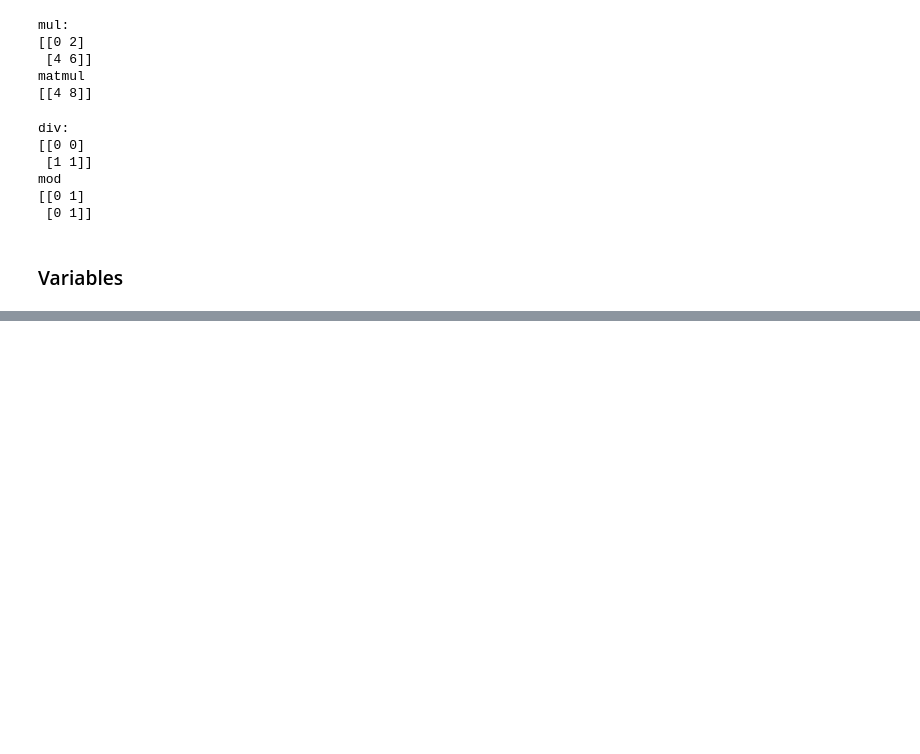
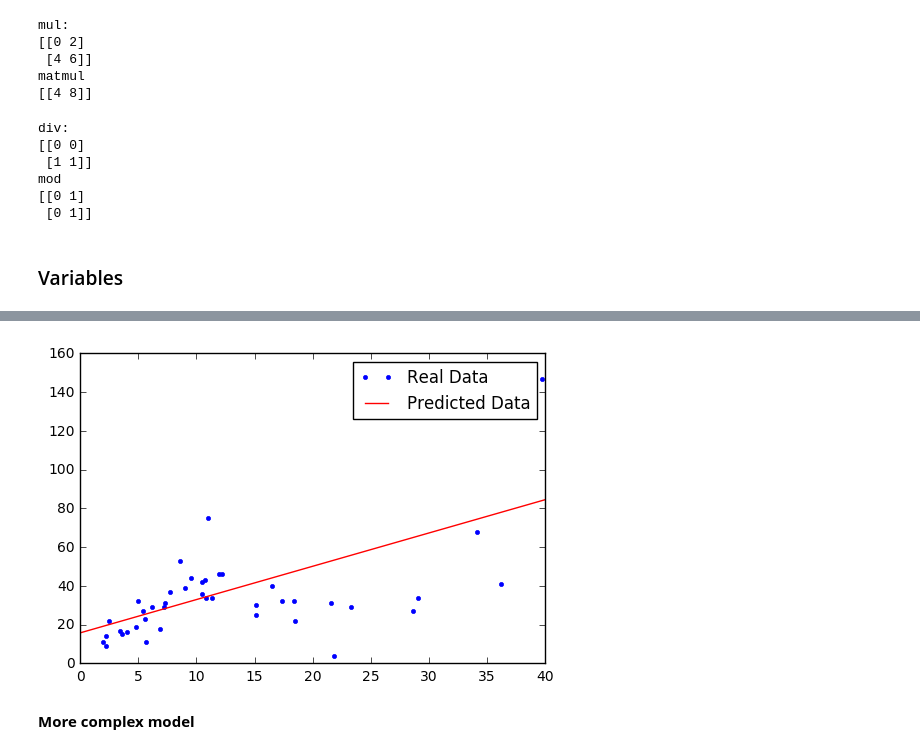
Before and after one commit to qingshuimonk/QSNotes, a Jupyter notebook: TensorFlow/LearnTF.ipynb, the cells around one changed output, grey strips where cells are left out. Saved outputs shown, nothing was run; the diff lists cells and outputs as text; code cells hidden in the pictures; blank space fills up the shorter version.

```diff
--- a/TensorFlow/LearnTF.ipynb
+++ b/TensorFlow/LearnTF.ipynb
@@ -162,0 +266,26 @@ mod
+# %%
+# construct model
+Y_predict = X*w + b
+# %%
+# define loss function
+loss = tf.square(Y - Y_predict, name='loss')
+# %%
+# graident descent with learning rate of 0.01 to minimize loss
+optimizer = tf.train.GradientDescentOptimizer(learning_rate=0.001).minimize(loss)
+# %%
+with tf.Session() as sess:
+    sess.run(tf.global_variables_initializer())
+    for i in range(100): # 100 epochs
+        for x, y in data:
+            sess.run(optimizer, feed_dict={X: x, Y:y})
+    w_value, b_value = sess.run([w, b])
+# %%
+plt.plot(data[:,0], data[:,1], '.', label='Real Data')
+x_range = np.array(plt.xlim())
+plt.plot(x_range, w_value*x_range+b_value, 'r-', label='Predicted Data')
+plt.legend()
+plt.show()
+# %% [output]
+[figure, added]
+# %% [markdown]
+**More complex model**
```
Also changed, not shown: parts of 25 cells of this notebook, 2 other files.
